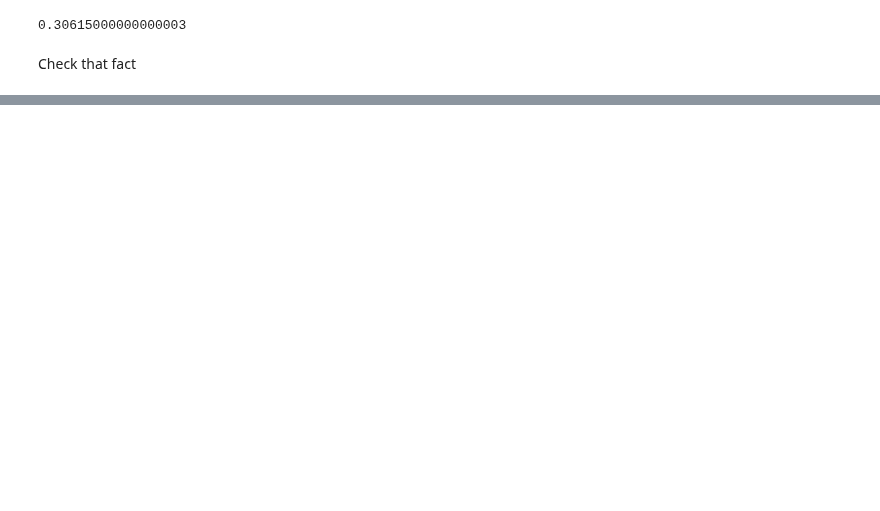
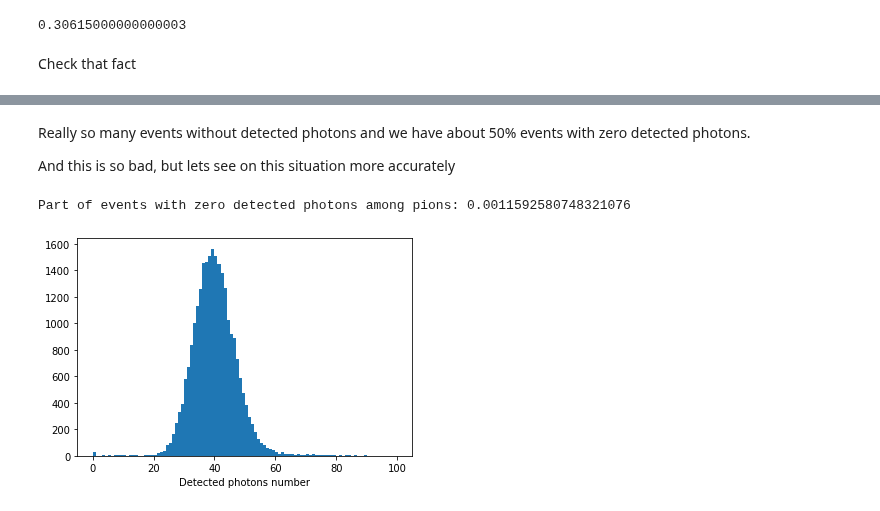
Before and after one commit to 82492749123082/farich-pics, a Jupyter notebook: notebooks/research/Detected photons.ipynb, the cells around one changed output, grey strips where cells are left out. Drawn from its saved outputs; the diff is of its cells as text; code cells hidden in the pictures; blank space fills up the shorter version.

```diff
--- a/notebooks/research/Detected photons.ipynb
+++ b/notebooks/research/Detected photons.ipynb
@@ -103,0 +87,12 @@ About **50%** events with zero detected photons
+# %% [markdown]
+Really so many events without detected photons and we have about 50% events with zero detected photons.
+
+And this is so bad, but lets see on this situation more accurately
+# %%
+hits = tt.pandas.df(branches=['hits', 'id_primary']).query('abs(id_primary)==211')
+plt.hist(hits.hits, bins=100, range=(0,100));
+plt.xlabel('Detected photons number')
+print('Part of events with zero detected photons among pions:', (hits.hits==0).sum()/len(hits.hits))
+# %% [output]
+Part of events with zero detected photons among pions: 0.0011592580748321076
+[figure, added]
```
Also changed, not shown: parts of 12 cells of this notebook.
